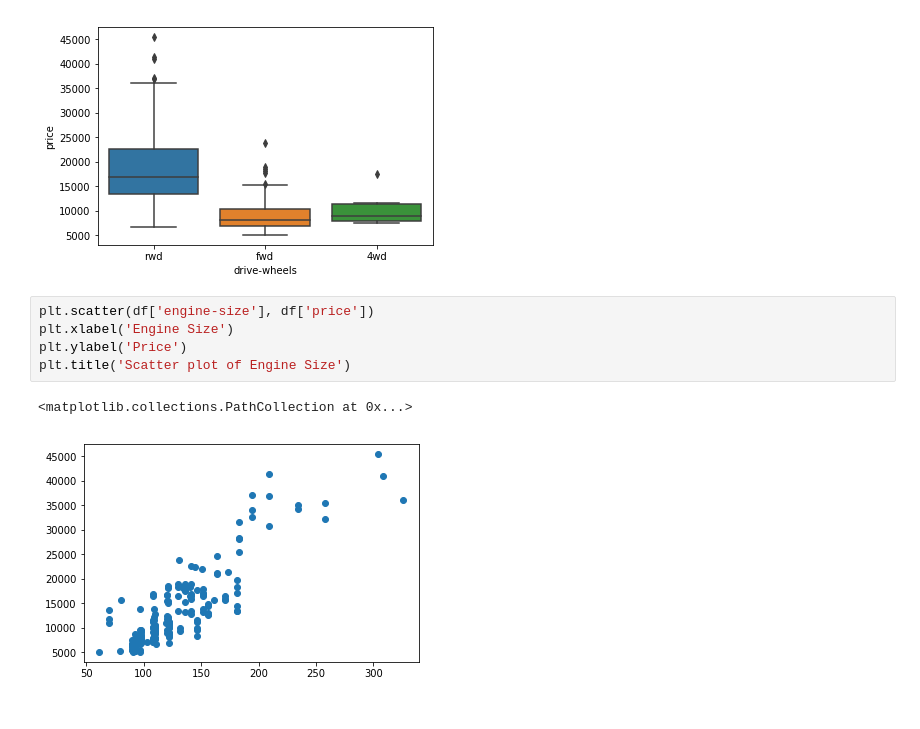
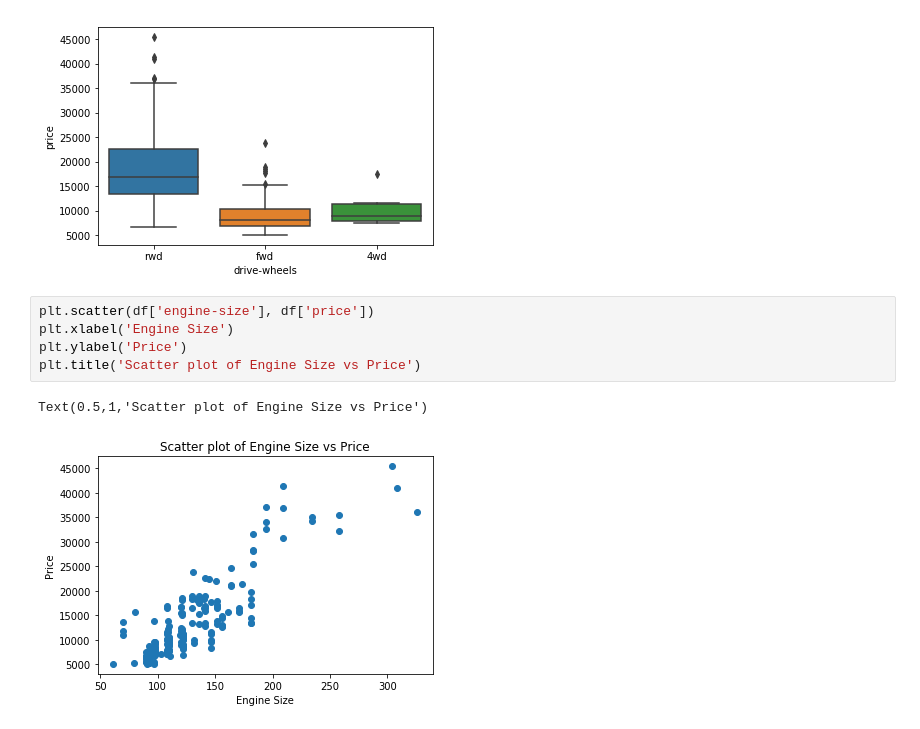
Before and after one commit to ghaffaru/used-car-price-prediction, a Jupyter notebook: train.ipynb, the cells around one changed output. Saved outputs shown, nothing was run; the diff lists cells and outputs as text.

```diff
--- a/train.ipynb
+++ b/train.ipynb
@@ -502,8 +502,8 @@ sns.boxplot(x = 'drive-wheels', y = 'price', data = df)
 # %%
 plt.scatter(df['engine-size'], df['price'])
 plt.xlabel('Engine Size')
 plt.ylabel('Price')
-plt.title('Scatter plot of Engine Size')
+plt.title('Scatter plot of Engine Size vs Price')
 # %% [output]
-<matplotlib.collections.PathCollection at 0x...>
+Text(0.5,1,'Scatter plot of Engine Size vs Price')
-[figure, old version]
+[figure, new version]
```
Also changed, not shown: parts of 19 cells of this notebook.
